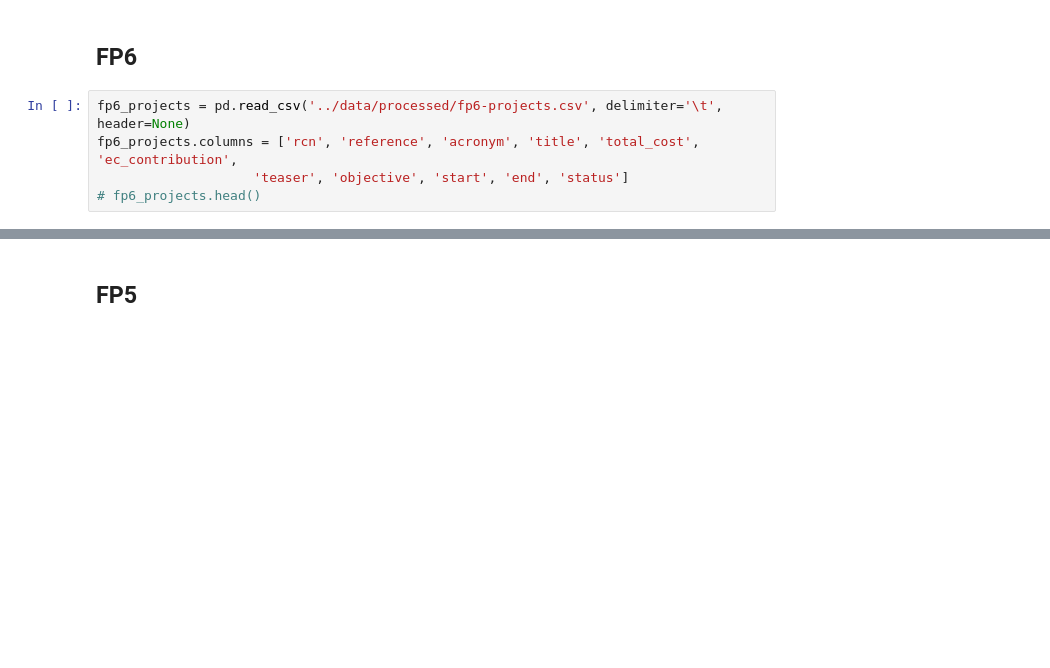
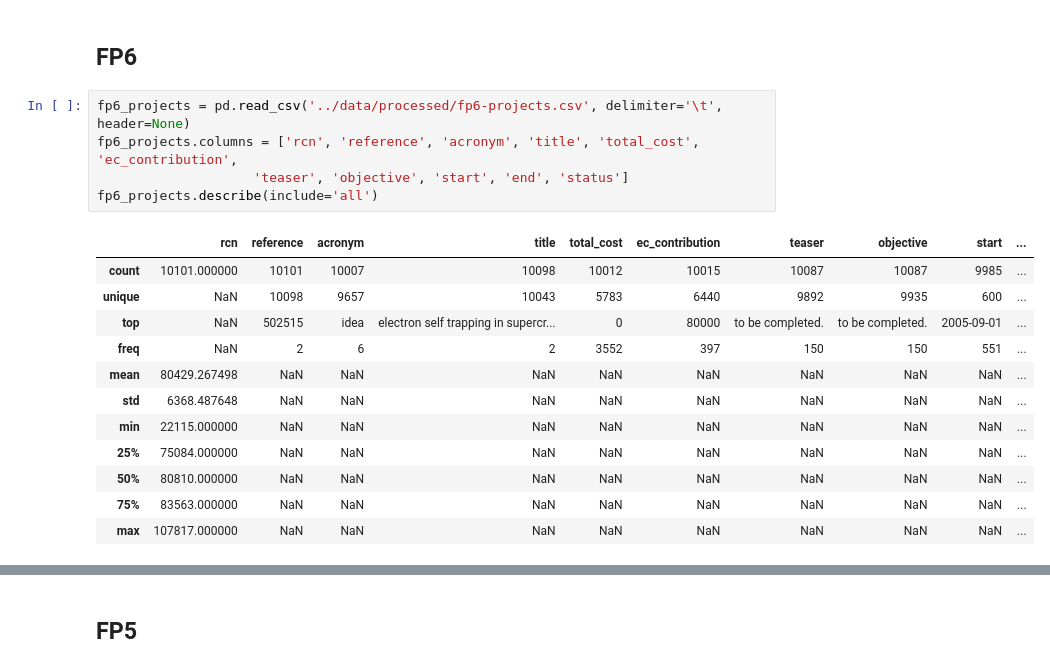
Before and after one commit to andremann/proj-net, a Jupyter notebook: notebooks/02-Network-analysis.ipynb, the cells around one changed output, grey strips where cells are left out. Drawn from its saved outputs; the diff is of its cells as text; blank space fills up the shorter version.

```diff
--- a/notebooks/02-Network-analysis.ipynb
+++ b/notebooks/02-Network-analysis.ipynb
@@ -48,8 +88,21 @@ fp7_organisations.columns = ['rcn', 'org_id', 'org_rcn', 'order', 'org_type',
 # %%
 fp6_projects = pd.read_csv('../data/processed/fp6-projects.csv', delimiter='\t', header=None)
 fp6_projects.columns = ['rcn', 'reference', 'acronym', 'title', 'total_cost', 'ec_contribution',
                     'teaser', 'objective', 'start', 'end', 'status']
-# fp6_projects.head()
+fp6_projects.describe(include='all')
+# %% [output]
+|  | rcn | reference | acronym | title | total_cost | ec_contribution | teaser | objective | start | ... |
+| count | 10101.000000 | 10101 | 10007 | 10098 | 10012 | 10015 | 10087 | 10087 | 9985 | ... |
+| unique | NaN | 10098 | 9657 | 10043 | 5783 | 6440 | 9892 | 9935 | 600 | ... |
+| top | NaN | 502515 | idea | electron self trapping in supercr... | 0 | 80000 | to be completed. | to be completed. | 2005-09-01 | ... |
+| freq | NaN | 2 | 6 | 2 | 3552 | 397 | 150 | 150 | 551 | ... |
+| mean | 80429.267498 | NaN | NaN | NaN | NaN | NaN | NaN | NaN | NaN | ... |
+| std | 6368.487648 | NaN | NaN | NaN | NaN | NaN | NaN | NaN | NaN | ... |
+| min | 22115.000000 | NaN | NaN | NaN | NaN | NaN | NaN | NaN | NaN | ... |
+| 25% | 75084.000000 | NaN | NaN | NaN | NaN | NaN | NaN | NaN | NaN | ... |
+| 50% | 80810.000000 | NaN | NaN | NaN | NaN | NaN | NaN | NaN | NaN | ... |
+| 75% | 83563.000000 | NaN | NaN | NaN | NaN | NaN | NaN | NaN | NaN | ... |
+| max | 107817.000000 | NaN | NaN | NaN | NaN | NaN | NaN | NaN | NaN | ... |
 # %%
 fp6_organisations = pd.read_csv('../data/processed/fp6-organisations.csv', delimiter='\t', header=None)
 fp6_organisations.columns = ['rcn', 'org_id', 'org_rcn', 'order', 'org_type',
```
Also changed, not shown: parts of 16 cells of this notebook, 2 other files.
